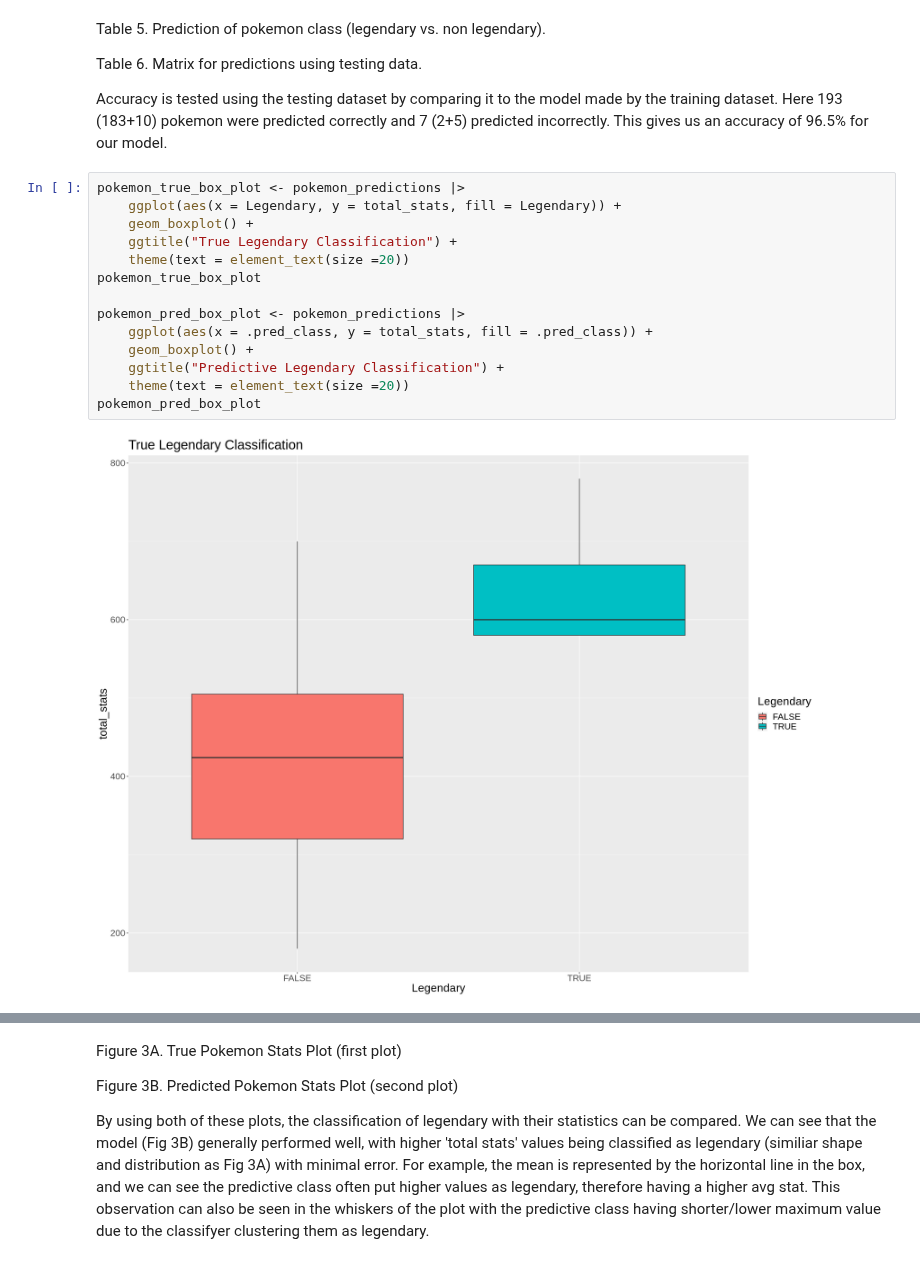
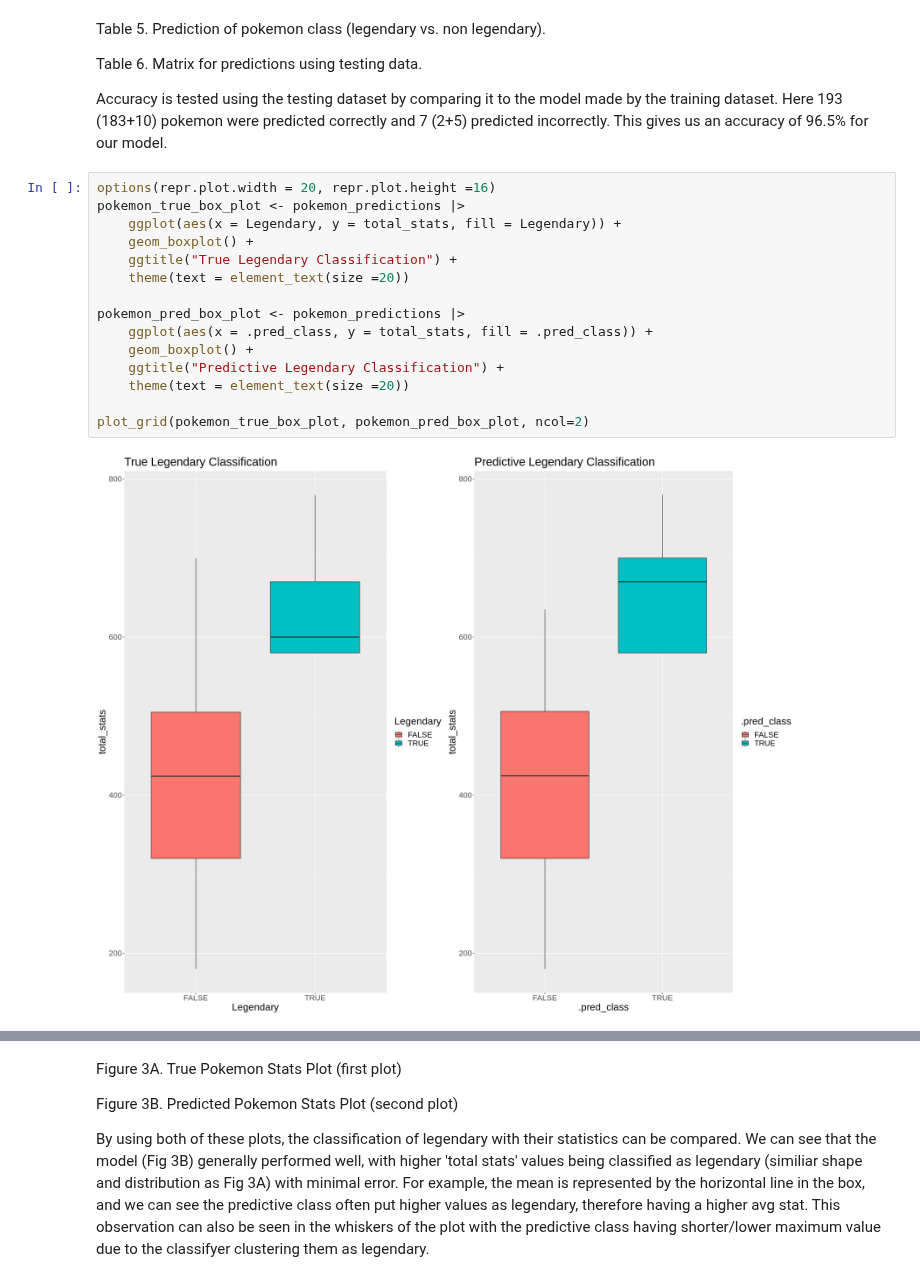
Before and after one commit to dlee03/DSCI_group_project, a Jupyter notebook: groupproject.ipynb, the cells around one changed output, grey strips where cells are left out. Saved outputs shown, nothing was run; the diff lists cells and outputs as text.

```diff
--- a/groupproject.ipynb
+++ b/groupproject.ipynb
@@ -313,18 +297,19 @@ Table 6. Matrix for predictions using testing data.
 
 Accuracy is tested using the testing dataset by comparing it to the model made by the training dataset. Here 193 (183+10) pokemon were predicted correctly and 7 (2+5) predicted incorrectly. This gives us an accuracy of 96.5% for our model.
 # %%
+options(repr.plot.width = 20, repr.plot.height =16)
 pokemon_true_box_plot <- pokemon_predictions |>
     ggplot(aes(x = Legendary, y = total_stats, fill = Legendary)) +
     geom_boxplot() +
     ggtitle("True Legendary Classification") +
     theme(text = element_text(size =20))
-pokemon_true_box_plot
 
 pokemon_pred_box_plot <- pokemon_predictions |>
     ggplot(aes(x = .pred_class, y = total_stats, fill = .pred_class)) +
     geom_boxplot() +
     ggtitle("Predictive Legendary Classification") +
     theme(text = element_text(size =20))
-pokemon_pred_box_plot
+
+plot_grid(pokemon_true_box_plot, pokemon_pred_box_plot, ncol=2)
 # %% [output]
-[figure, old version]
+[figure, new version]
```
Also changed, not shown: parts of 4 cells of this notebook.
